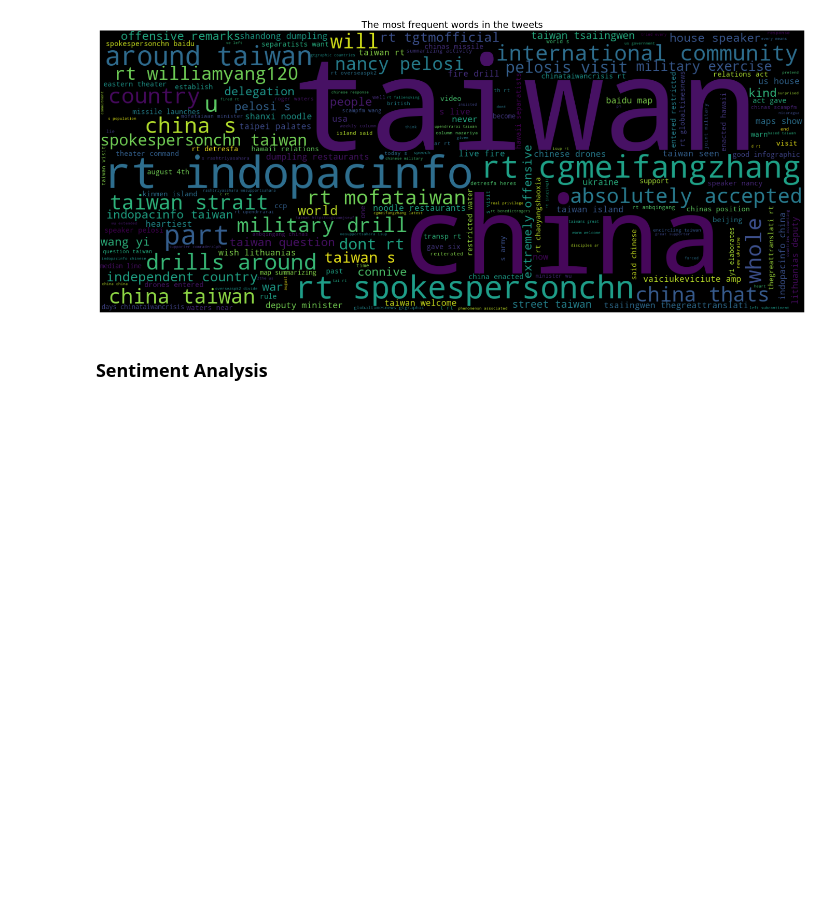
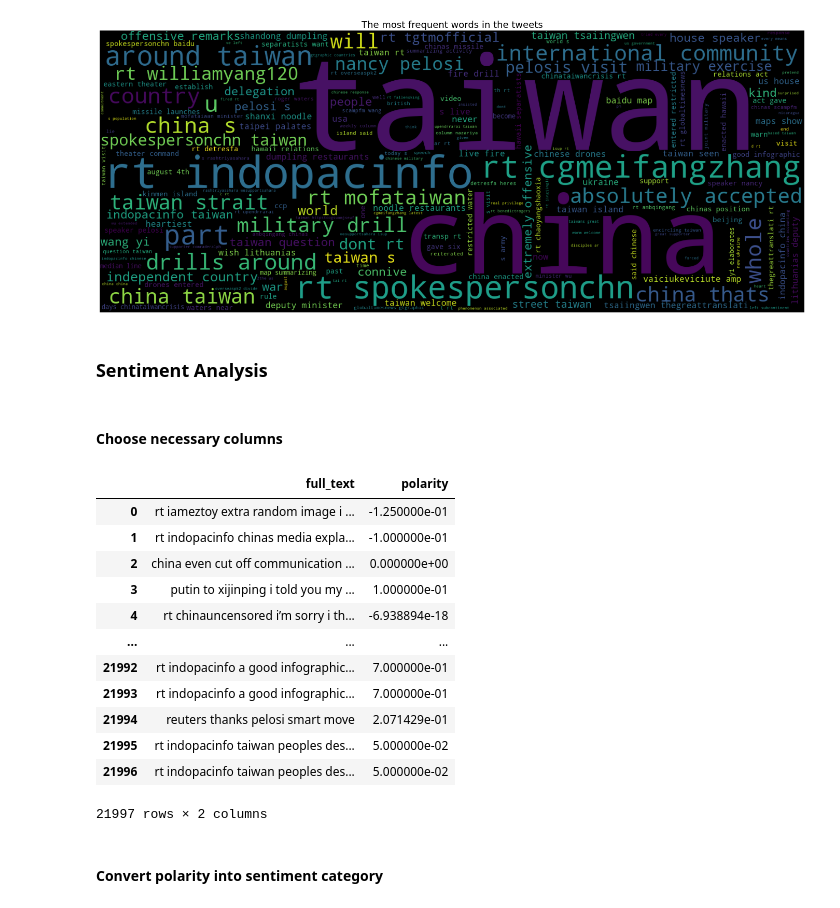
Before and after one commit to natyrix/Twitter-Data-Analysis, a Jupyter notebook: notebooks/Topic Modeling and Sentiment Analysis.ipynb, the cells around one changed output. Drawn from its saved outputs; the diff is of its cells as text; code cells hidden in the pictures; blank space fills up the shorter version.

Commit message:
Sentiment analysis

```diff
--- a/notebooks/Topic Modeling and Sentiment Analysis.ipynb
+++ b/notebooks/Topic Modeling and Sentiment Analysis.ipynb
@@ -146,3 +146,24 @@ plt.show()
 [figure]
 # %% [markdown]
 ### Sentiment Analysis
+# %% [markdown]
+#### Choose necessary columns
+# %%
+cleanTweet = tweets_df[["full_text", "polarity"]]
+cleanTweet
+# %% [output]
+|  | full_text | polarity |
+| 0 | rt iameztoy extra random image i ... | -1.250000e-01 |
+| 1 | rt indopacinfo chinas media expla... | -1.000000e-01 |
+| 2 | china even cut off communication ... | 0.000000e+00 |
+| 3 | putin to xijinping i told you my ... | 1.000000e-01 |
+| 4 | rt chinauncensored i’m sorry i th... | -6.938894e-18 |
+| ... | ... | ... |
+| 21992 | rt indopacinfo a good infographic... | 7.000000e-01 |
+| 21993 | rt indopacinfo a good infographic... | 7.000000e-01 |
+| 21994 | reuters thanks pelosi smart move | 2.071429e-01 |
+| 21995 | rt indopacinfo taiwan peoples des... | 5.000000e-02 |
+| 21996 | rt indopacinfo taiwan peoples des... | 5.000000e-02 |
+21997 rows × 2 columns
+# %% [markdown]
+#### Convert polarity into sentiment category
```
Also changed, not shown: parts of 1 cell of this notebook.
